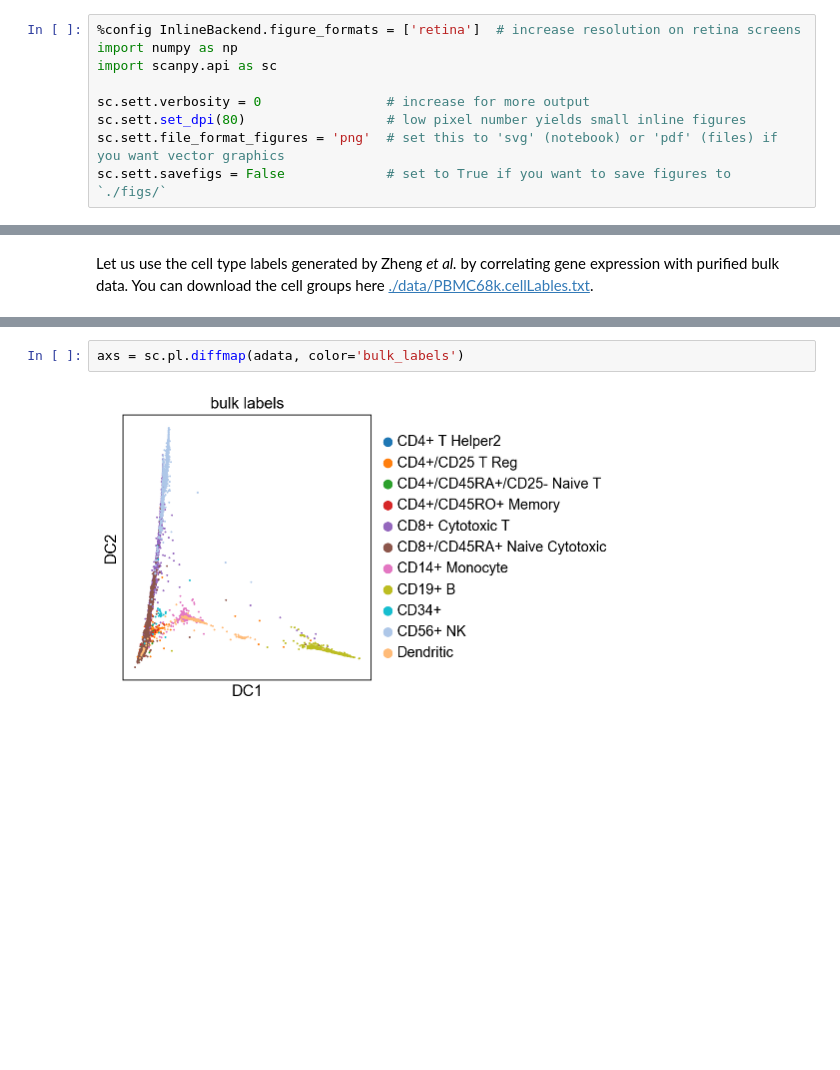
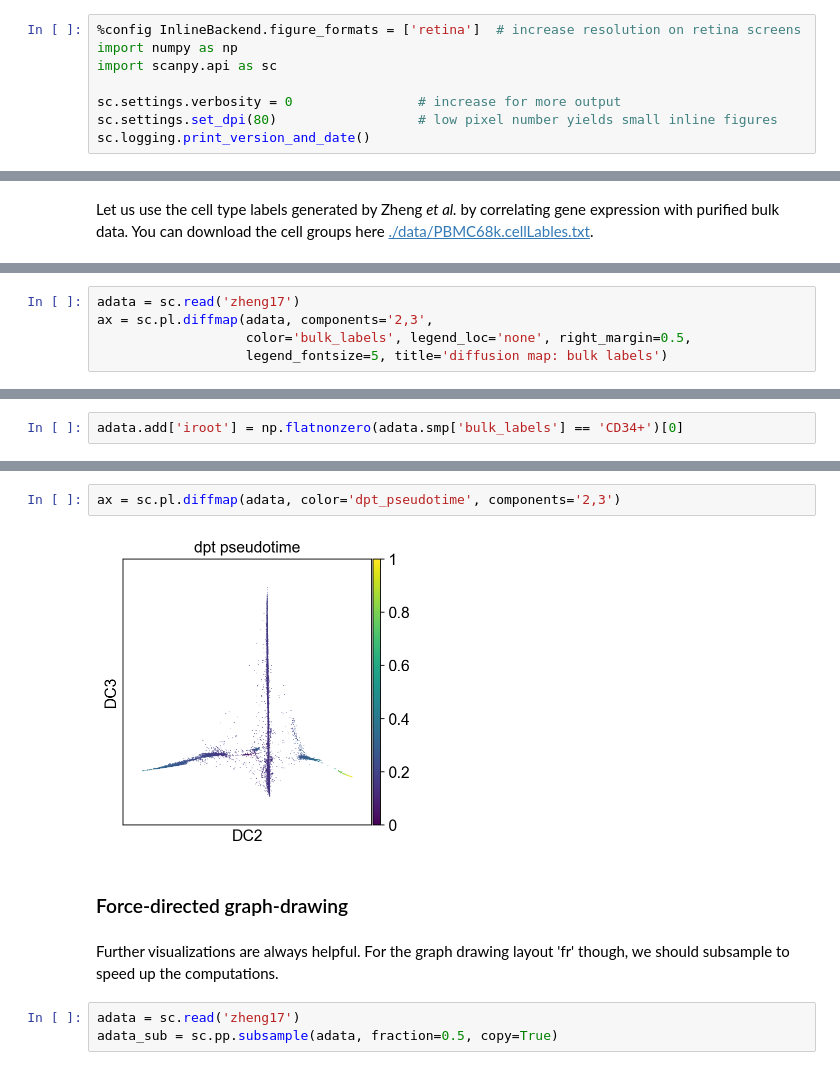
Before and after one commit to scverse/scanpy_usage, a Jupyter notebook: 170503_zheng17/zheng17_pbmc68k_cellranger_Py.ipynb, the cells around one changed output, grey strips where cells are left out. Drawn from its saved outputs; the diff is of its cells as text; blank space fills up the shorter version.

```diff
--- a/170503_zheng17/zheng17_pbmc68k_cellranger_Py.ipynb
+++ b/170503_zheng17/zheng17_pbmc68k_cellranger_Py.ipynb
@@ -9,7 +11,6 @@ The pbmc64k data is freely available [[page](https://support.10xgenomics.com/sin
 import numpy as np
 import scanpy.api as sc
 
-sc.sett.verbosity = 0                # increase for more output
-sc.sett.set_dpi(80)                  # low pixel number yields small inline figures
-sc.sett.file_format_figures = 'png'  # set this to 'svg' (notebook) or 'pdf' (files) if you want vector graphics
-sc.sett.savefigs = False             # set to True if you want to save figures to `./figs/`
+sc.settings.verbosity = 0                # increase for more output
+sc.settings.set_dpi(80)                  # low pixel number yields small inline figures
+sc.logging.print_version_and_date()
@@ -121,0 +229,5 @@ Wall time: 7.31 s
+# %%
+adata = sc.read('zheng17')
+ax = sc.pl.diffmap(adata, components='2,3',
+                   color='bulk_labels', legend_loc='none', right_margin=0.5,
+                   legend_fontsize=5, title='diffusion map: bulk labels')
@@ -121,0 +238,2 @@ Wall time: 7.31 s
+# %%
+adata.add['iroot'] = np.flatnonzero(adata.smp['bulk_labels'] == 'CD34+')[0]
@@ -122,4 +248,11 @@ Wall time: 7.31 s
 # %%
-axs = sc.pl.diffmap(adata, color='bulk_labels')
+ax = sc.pl.diffmap(adata, color='dpt_pseudotime', components='2,3')
 # %% [output]
-[figure, old version]
+[figure, new version]
+# %% [markdown]
+### Force-directed graph-drawing
+# %% [markdown]
+Further visualizations are always helpful. For the graph drawing layout 'fr' though, we should subsample to speed up the computations.
+# %%
+adata = sc.read('zheng17')
+adata_sub = sc.pp.subsample(adata, fraction=0.5, copy=True)
```
Also changed, not shown: parts of 76 cells of this notebook, 17 other files.
